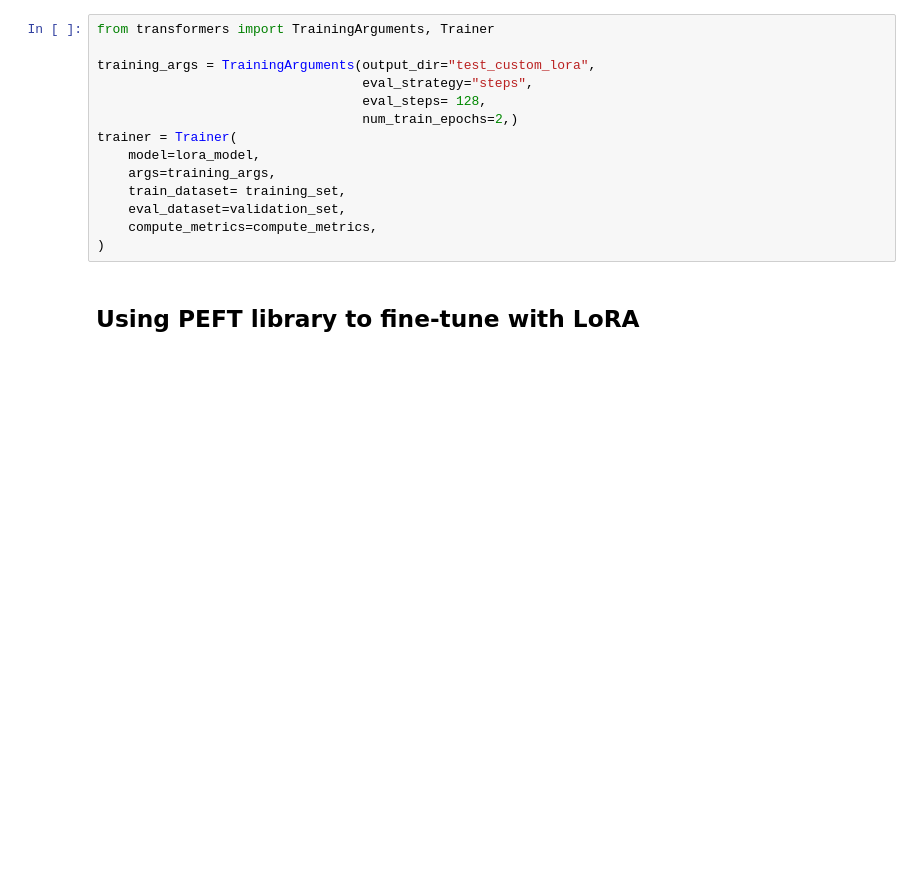
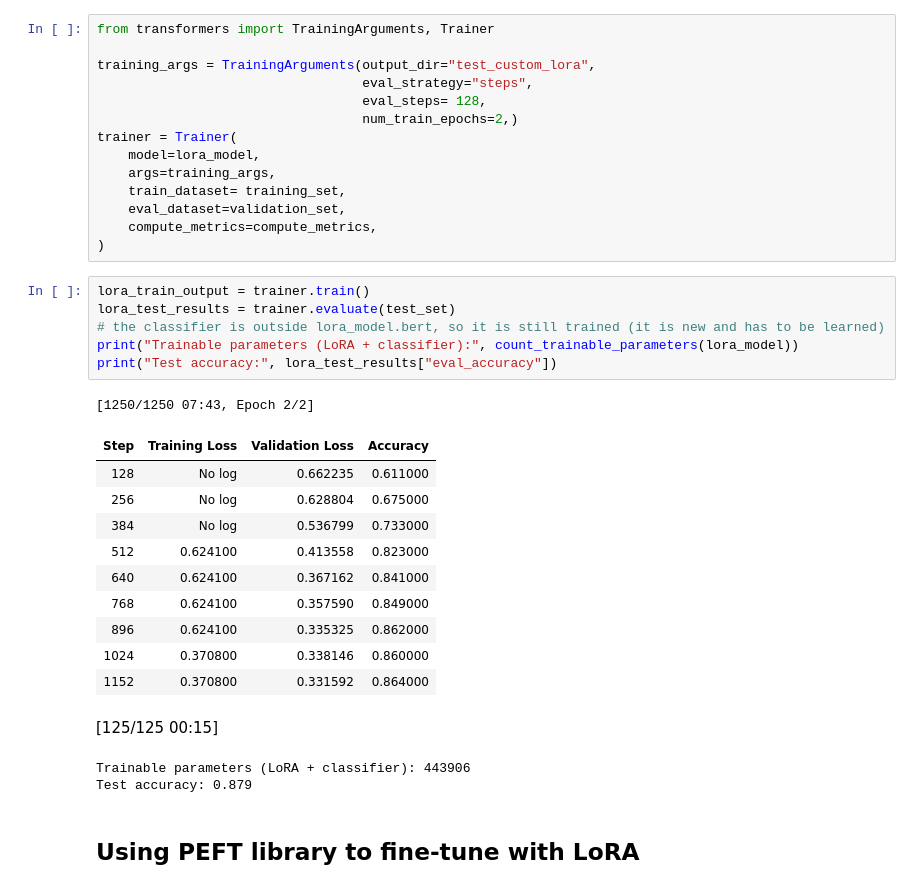
Before and after one commit to nourou-dine-cisse/M2IA-Shared-Projects, a Jupyter notebook: NLP/TP3/lora.ipynb, the cells around one changed output. Saved outputs shown, nothing was run; the diff lists cells and outputs as text; blank space fills up the shorter version.

```diff
--- a/NLP/TP3/lora.ipynb
+++ b/NLP/TP3/lora.ipynb
@@ -147,6 +269,27 @@ trainer = Trainer(
     eval_dataset=validation_set,
     compute_metrics=compute_metrics,
 )
+# %%
+lora_train_output = trainer.train()
+lora_test_results = trainer.evaluate(test_set)
+# the classifier is outside lora_model.bert, so it is still trained (it is new and has to be learned)
+print("Trainable parameters (LoRA + classifier):", count_trainable_parameters(lora_model))
+print("Test accuracy:", lora_test_results["eval_accuracy"])
+# %% [output]
+[1250/1250 07:43, Epoch 2/2]
+| Step | Training Loss | Validation Loss | Accuracy |
+| 128 | No log | 0.662235 | 0.611000 |
+| 256 | No log | 0.628804 | 0.675000 |
+| 384 | No log | 0.536799 | 0.733000 |
+| 512 | 0.624100 | 0.413558 | 0.823000 |
+| 640 | 0.624100 | 0.367162 | 0.841000 |
+| 768 | 0.624100 | 0.357590 | 0.849000 |
+| 896 | 0.624100 | 0.335325 | 0.862000 |
+| 1024 | 0.370800 | 0.338146 | 0.860000 |
+| 1152 | 0.370800 | 0.331592 | 0.864000 |
+[125/125 00:15]
+Trainable parameters (LoRA + classifier): 443906
+Test accuracy: 0.879
 # %% [markdown]
 ## Using PEFT library to fine-tune with LoRA
 # %%
```
Also changed, not shown: parts of 18 cells of this notebook.
